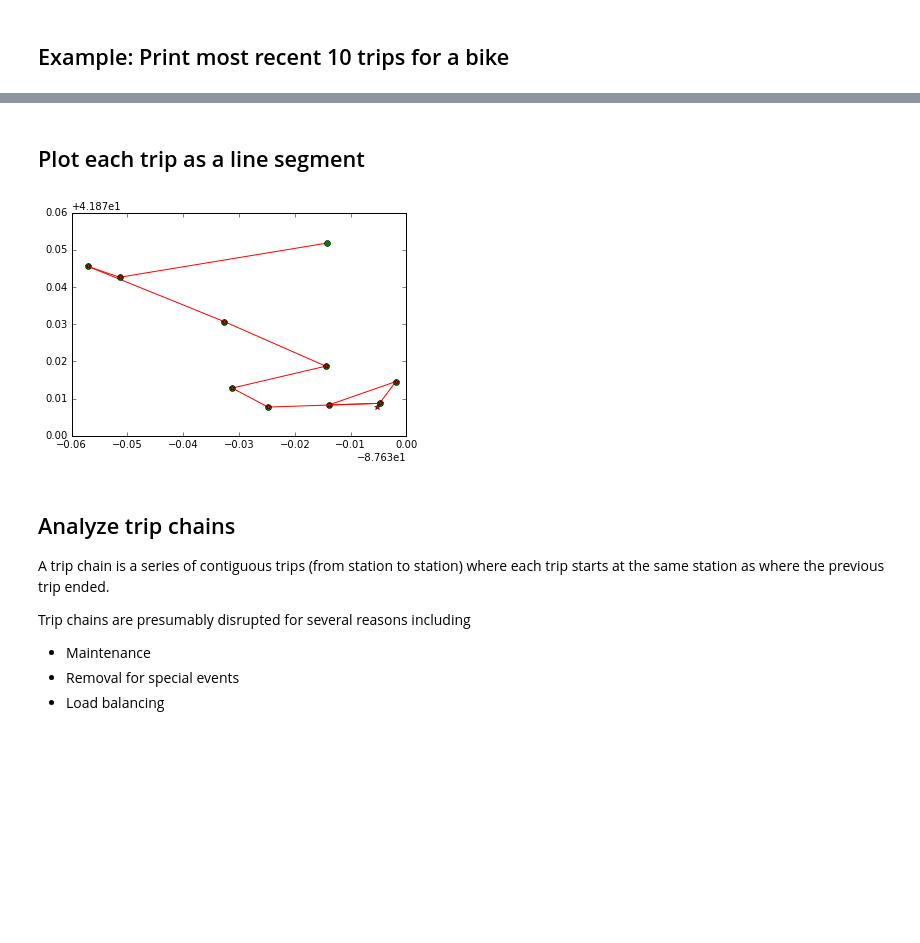
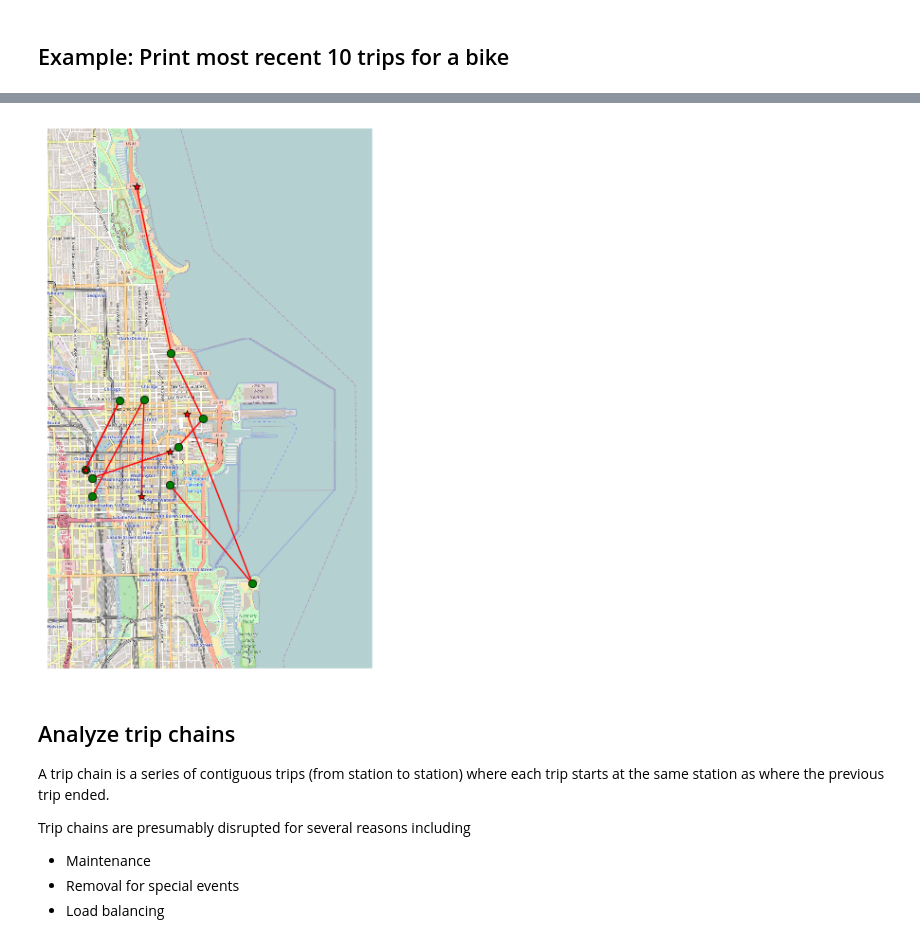
Before and after one commit to dashdotrobot/divvy-data, a Jupyter notebook: divvy_trips.ipynb, the cells around one changed output, grey strips where cells are left out. Cells and saved outputs as stored; diff of their text form; code cells hidden in the pictures; blank space fills up the shorter version.

Commit message:
Plot divvy trips on OpenStreetMap tiles

```diff
--- a/divvy_trips.ipynb
+++ b/divvy_trips.ipynb
@@ -17,11 +17,21 @@ bike_id = 2538  # random bike
 
 # Get most recent 10 trips
 trip_chain = data.get(divvy_data, bike_id=bike_id,
-                      limit=10, order='stop_time DESC')
+                      limit=10, order='stop_time ASC')
+data.close()
 
 for t in trip_chain:
     print t['from_station_name'], ' >> ', t['to_station_name']
 
-data.close()
+    from_lat = float(t['from_latitude'])
+    to_lat = float(t['to_latitude'])
+    from_lon = float(t['from_longitude'])
+    to_lon = float(t['to_longitude'])
+
+    pp.plot([from_lon, to_lon], [from_lat, to_lat], 'r')
+    pp.plot(from_lon, from_lat, 'go')
+    pp.plot(to_lon, to_lat, 'r*')
+
+pp.show()
 # %% [output]
 WARNING:root:Requests made without an app_token will be subject to strict throttling limits.
@@ -38,19 +49,25 @@ Larrabee St & Webster Ave  >>  Milwaukee Ave & Wabansia Ave
-# %% [markdown]
-## Plot each trip as a line segment
 # %%
+import smopy
+
+map_chi = smopy.Map((41.86, -87.645, 41.93, -87.605), z=14)
+ax = map_chi.show_mpl(figsize=(8, 6))
+
 for t in trip_chain:
     from_lat = float(t['from_latitude'])
     to_lat = float(t['to_latitude'])
     from_lon = float(t['from_longitude'])
     to_lon = float(t['to_longitude'])
 
-    pp.plot([from_lon, to_lon], [from_lat, to_lat], 'r')
-    pp.plot(from_lon, from_lat, 'go')
-    pp.plot(to_lon, to_lat, 'r*')
+    x1, y1 = map_chi.to_pixels(from_lat, from_lon)
+    x2, y2 = map_chi.to_pixels(to_lat, to_lon)
+
+    ax.plot([x1, x2], [y1, y2], 'r')
+    ax.plot(x1, y1, 'go')
+    ax.plot(x2, y2, 'r*')
 
 pp.show()
 # %% [output]
-[figure, old version]
+[figure, new version]
 # %% [markdown]
 ## Analyze trip chains
 A trip chain is a series of contiguous trips (from station to station) where each trip starts at the same station as where the previous trip ended.
```
Also changed, not shown: parts of 1 cell of this notebook, 1 other file.
